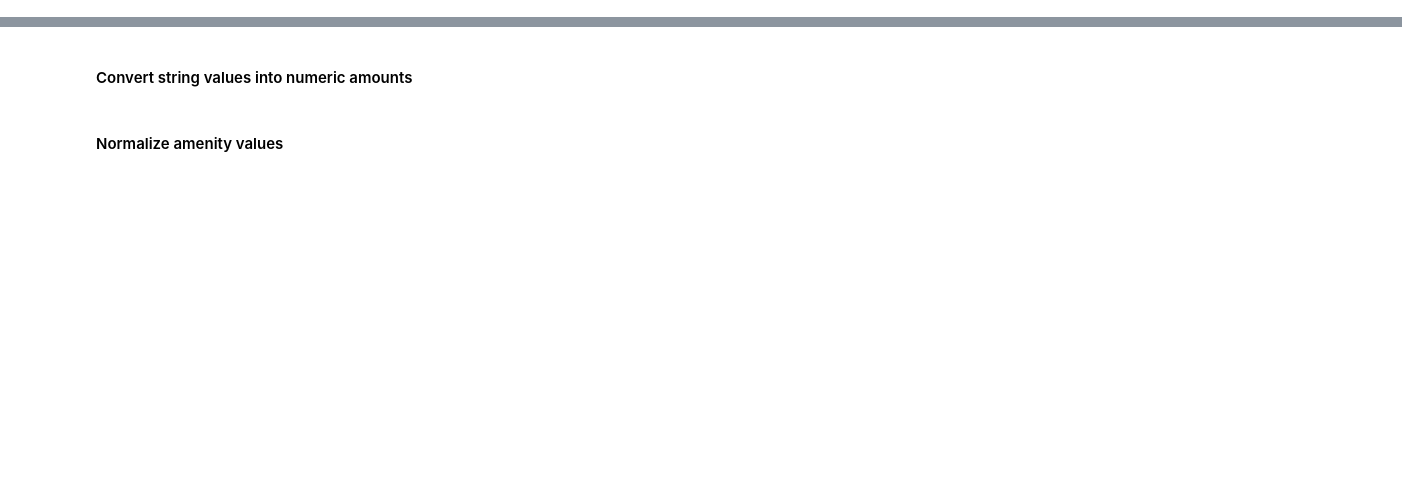
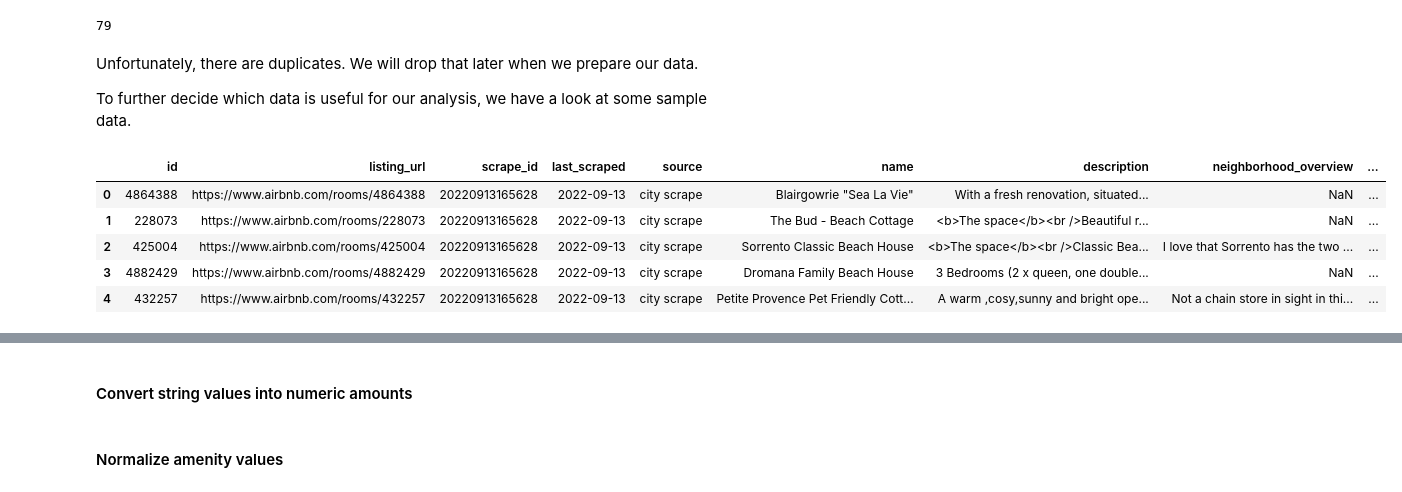
Before and after one commit to PatrickChristoph/airbnb_insights_australia, a Jupyter notebook: analysis.ipynb, the cells around one changed output, grey strips where cells are left out. Saved outputs shown, nothing was run; the diff lists cells and outputs as text; code cells hidden in the pictures; blank space fills up the shorter version.

```diff
--- a/analysis.ipynb
+++ b/analysis.ipynb
@@ -29,0 +78,18 @@ for file_name in os.listdir(data_path):
+# %%
+data["id"].duplicated().sum()
+# %% [output]
+79
+# %% [markdown]
+Unfortunately, there are duplicates. We will drop that later when we prepare our data.
+
+To further decide which data is useful for our analysis, we have a look at some sample data.
+# %%
+pd.set_option('display.max_columns', None)  # show all columns
+data.head()
+# %% [output]
+|  | id | listing_url | scrape_id | last_scraped | source | name | description | neighborhood_overview | ... |
+| 0 | 4864388 | https://www.airbnb.com/rooms/4864388 | 20220913165628 | 2022-09-13 | city scrape | Blairgowrie "Sea La Vie" | With a fresh renovation, situated... | NaN | ... |
+| 1 | 228073 | https://www.airbnb.com/rooms/228073 | 20220913165628 | 2022-09-13 | city scrape | The Bud - Beach Cottage | <b>The space</b><br />Beautiful r... | NaN | ... |
+| 2 | 425004 | https://www.airbnb.com/rooms/425004 | 20220913165628 | 2022-09-13 | city scrape | Sorrento Classic Beach House | <b>The space</b><br />Classic Bea... | I love that Sorrento has the two ... | ... |
+| 3 | 4882429 | https://www.airbnb.com/rooms/4882429 | 20220913165628 | 2022-09-13 | city scrape | Dromana Family Beach House | 3 Bedrooms (2 x queen, one double... | NaN | ... |
+| 4 | 432257 | https://www.airbnb.com/rooms/432257 | 20220913165628 | 2022-09-13 | city scrape | Petite Provence Pet Friendly Cott... | A warm ,cosy,sunny and bright ope... | Not a chain store in sight in thi... | ... |
```
Also changed, not shown: parts of 35 cells of this notebook.
